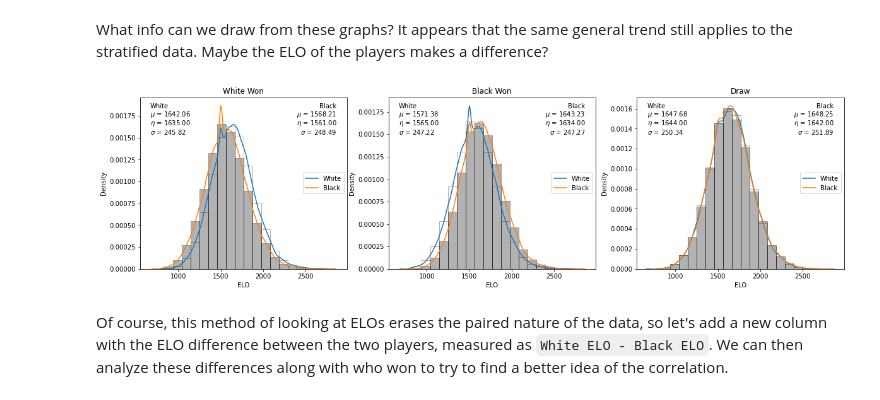
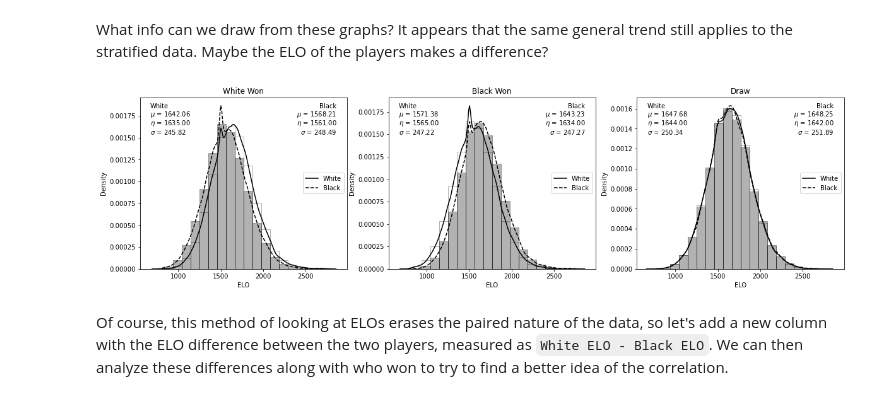
Before and after one commit to silas-wunder/Data-Wrangling-Final-Project, a Jupyter notebook: data_analysis.ipynb, the cells around one changed output. Drawn from its saved outputs; the diff is of its cells as text; code cells hidden in the pictures.

Commit message:
updated visuals on ELO plot

```diff
--- a/data_analysis.ipynb
+++ b/data_analysis.ipynb
@@ -68,17 +68,17 @@ r = (min(np.min(data['White ELO']), np.min(data['Black ELO'])), max(np.max(data[
 fig, axs = plt.subplots(1, 3, figsize=(20, 5), sharex=True)
 
 axs[0].hist(whiteWonELOs['White ELO'], bins=20, range=r, density=True, color='white', edgecolor='black', alpha=0.3)
-sns.kdeplot(data=whiteWonELOs, x='White ELO', ax=axs[0], label='White')
+sns.kdeplot(data=whiteWonELOs, x='White ELO', ax=axs[0], label='White', color='black')
 axs[0].hist(whiteWonELOs['Black ELO'], bins=20, range=r, density=True, color='black', edgecolor='black', alpha=0.3)
-sns.kdeplot(data=whiteWonELOs, x='Black ELO', ax=axs[0], label='Black')
+sns.kdeplot(data=whiteWonELOs, x='Black ELO', ax=axs[0], label='Black', color='black', linestyle='dashed')
 axs[1].hist(blackWonELOs['White ELO'], bins=20, range=r, density=True, color='white', edgecolor='black', alpha=0.3)
-sns.kdeplot(data=blackWonELOs, x='White ELO', ax=axs[1], label='White')
+sns.kdeplot(data=blackWonELOs, x='White ELO', ax=axs[1], label='White', color='black')
 axs[1].hist(blackWonELOs['Black ELO'], bins=20, range=r, density=True, color='black', edgecolor='black', alpha=0.3)
-sns.kdeplot(data=blackWonELOs, x='Black ELO', ax=axs[1], label='Black')
+sns.kdeplot(data=blackWonELOs, x='Black ELO', ax=axs[1], label='Black', color='black', linestyle='dashed')
 axs[2].hist(drawELOs['White ELO'], bins=20, range=r, density=True, color='white', edgecolor='black', alpha=0.3)
-sns.kdeplot(data=drawELOs, x='White ELO', ax=axs[2], label='White')
+sns.kdeplot(data=drawELOs, x='White ELO', ax=axs[2], label='White', color='black')
 axs[2].hist(drawELOs['Black ELO'], bins=20, range=r, density=True, color='black', edgecolor='black', alpha=0.3)
-sns.kdeplot(data=drawELOs, x='Black ELO', ax=axs[2], label='Black')
+sns.kdeplot(data=drawELOs, x='Black ELO', ax=axs[2], label='Black', color='black', linestyle='dashed')
 
 axs[0].set_title('White Won')
 axs[0].set_xlabel('ELO')
@@ -107,34 +107,34 @@ axs[1].text(0.05, 0.85, f"$\eta$ = {np.median(blackWonELOs['White ELO']):.2f}",
      horizontalalignment='left', verticalalignment='center')
 axs[1].text(0.05, 0.8, f"$\sigma$ = {np.std(blackWonELOs['White ELO']):.2f}", transform=axs[1].transAxes,\
      horizontalalignment='left', verticalalignment='center')
 axs[1].text(0.95, 0.95, 'Black', transform=axs[1].transAxes, horizontalalignment='right', verticalalignment='center')
 axs[1].text(0.95, 0.9, f"$\mu$ = {np.mean(blackWonELOs['Black ELO']):.2f}", transform=axs[1].transAxes,\
      horizontalalignment='right', verticalalignment='center')
 axs[1].text(0.95, 0.85, f"$\eta$ = {np.median(blackWonELOs['Black ELO']):.2f}", transform=axs[1].transAxes,\
      horizontalalignment='right', verticalalignment='center')
 axs[1].text(0.95, 0.8, f"$\sigma$ = {np.std(blackWonELOs['Black ELO']):.2f}", transform=axs[1].transAxes,\
      horizontalalignment='right', verticalalignment='center')
 axs[1].legend(loc='center right')
 
 axs[2].set_title('Draw')
 axs[2].set_xlabel('ELO')
 axs[2].text(0.05, 0.95, 'White', transform=axs[2].transAxes, horizontalalignment='left', verticalalignment='center')
 axs[2].text(0.05, 0.9, f"$\mu$ = {np.mean(drawELOs['White ELO']):.2f}", transform=axs[2].transAxes,\
      horizontalalignment='left', verticalalignment='center')
 axs[2].text(0.05, 0.85, f"$\eta$ = {np.median(drawELOs['White ELO']):.2f}", transform=axs[2].transAxes,\
      horizontalalignment='left', verticalalignment='center')
 axs[2].text(0.05, 0.8, f"$\sigma$ = {np.std(drawELOs['White ELO']):.2f}", transform=axs[2].transAxes,\
      horizontalalignment='left', verticalalignment='center')
 axs[2].text(0.95, 0.95, 'Black', transform=axs[2].transAxes, horizontalalignment='right', verticalalignment='center')
 axs[2].text(0.95, 0.9, f"$\mu$ = {np.mean(drawELOs['Black ELO']):.2f}", transform=axs[2].transAxes,\
      horizontalalignment='right', verticalalignment='center')
 axs[2].text(0.95, 0.85, f"$\eta$ = {np.median(drawELOs['Black ELO']):.2f}", transform=axs[2].transAxes,\
      horizontalalignment='right', verticalalignment='center')
 axs[2].text(0.95, 0.8, f"$\sigma$ = {np.std(drawELOs['Black ELO']):.2f}", transform=axs[2].transAxes,\
      horizontalalignment='right', verticalalignment='center')
 axs[2].legend(loc='center right');
 # %% [output]
-[figure, old version]
+[figure, new version]
 # %% [markdown]
 Of course, this method of looking at ELOs erases the paired nature of the data, so let's add a new column with the ELO difference between the two players, measured as `White ELO - Black ELO`. We can then analyze these differences along with who won to try to find a better idea of the correlation.
 # %%
```
